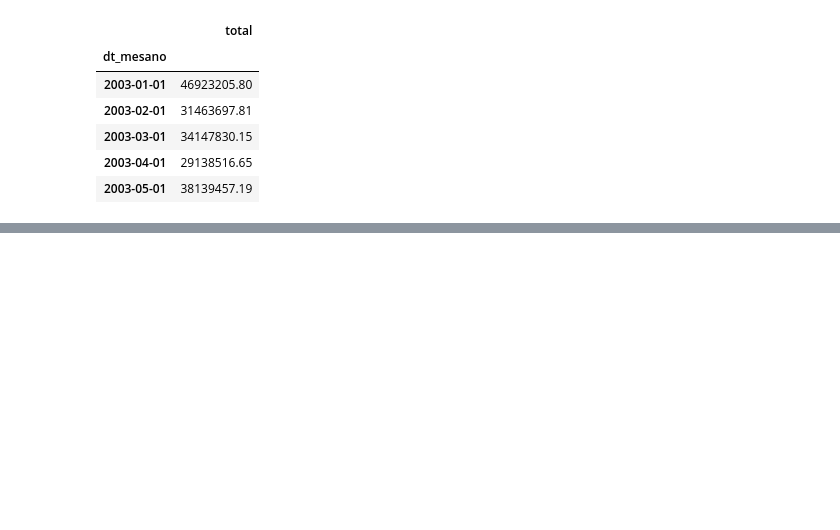
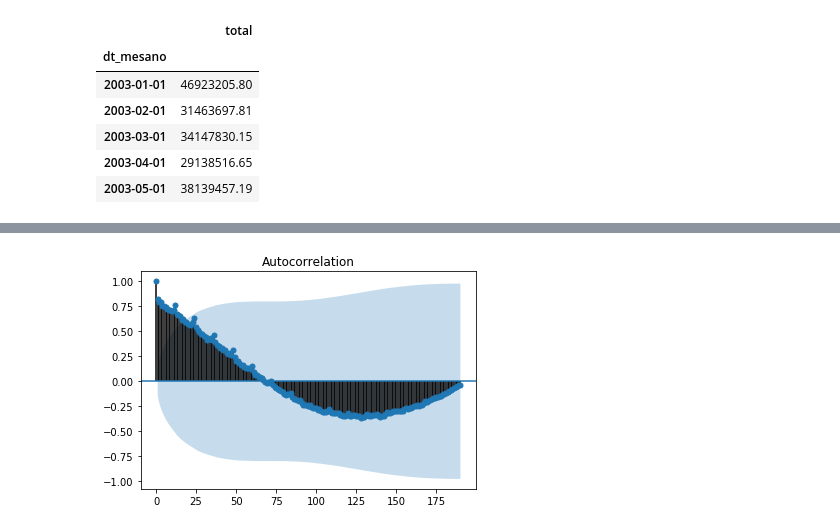
Before and after one commit to irbraga/data-science, a Jupyter notebook: tcc-puc-minas/notebooks/[TCC] Séries Temporais Orçamentárias Municipal e Predição Orçamentária.ipynb, the cells around one changed output, grey strips where cells are left out. Cells and saved outputs as stored; diff of their text form; code cells hidden in the pictures; blank space fills up the shorter version.

```diff
--- a/tcc-puc-minas/notebooks/[TCC] Séries Temporais Orçamentárias Municipal e Predição Orçamentária.ipynb
+++ b/tcc-puc-minas/notebooks/[TCC] Séries Temporais Orçamentárias Municipal e Predição Orçamentária.ipynb
@@ -241,0 +287,7 @@ plt.show()
+# %%
+import statsmodels.api as sm
+
+sm.graphics.tsa.plot_acf(group_by_mes_ano.values.squeeze(), lags=190)
+plt.show()
+# %% [output]
+[figure, added]
```
Also changed, not shown: parts of 12 cells of this notebook.
